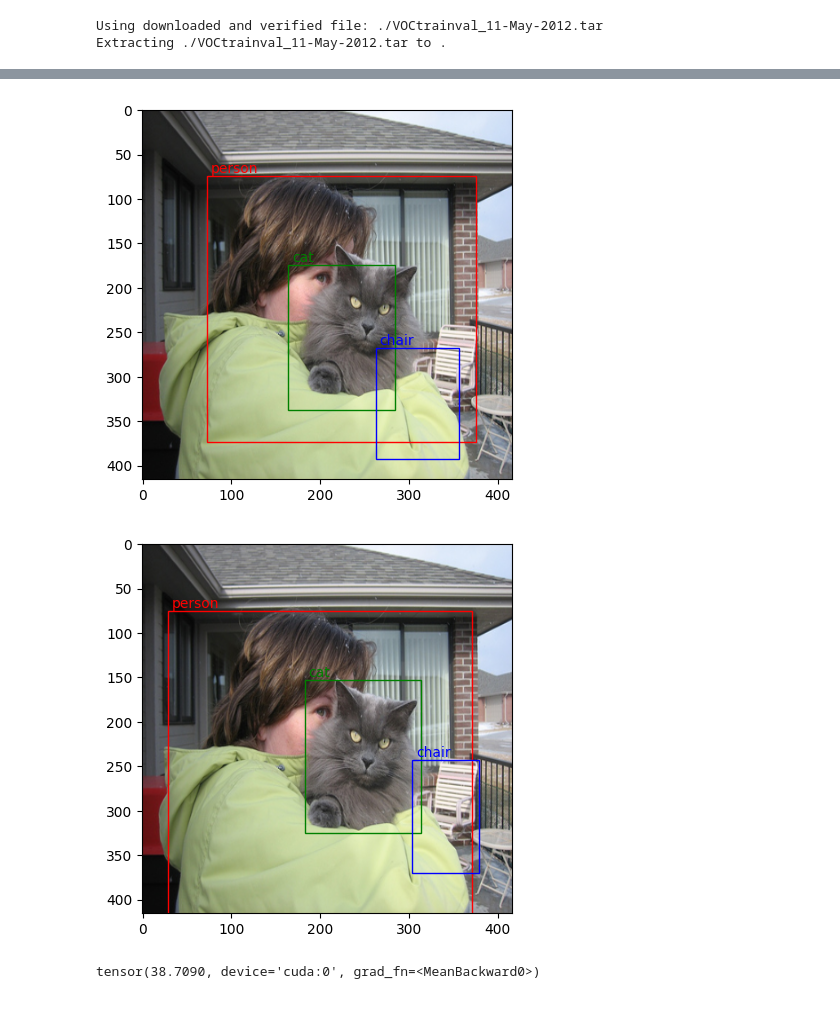
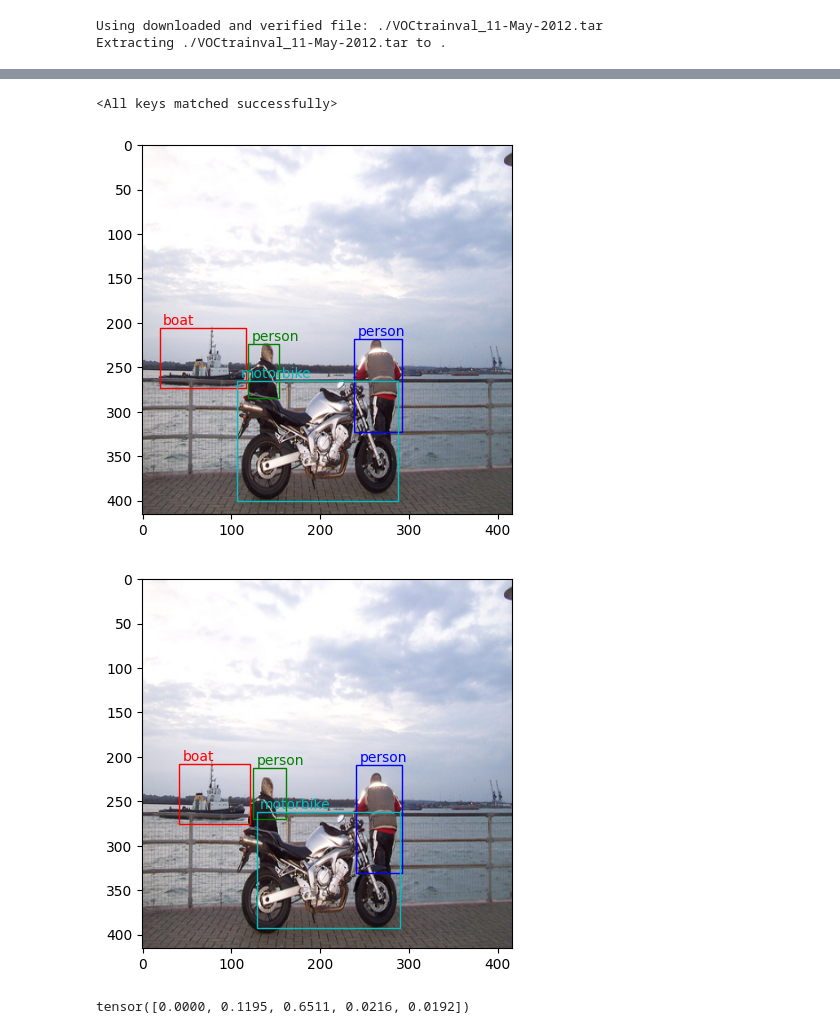
Before and after one commit to zeux/mlexp, a Jupyter notebook: segnet/objects.ipynb, the cells around one changed output, grey strips where cells are left out. Cells and saved outputs as stored; diff of their text form; code cells hidden in the pictures.

```diff
--- a/segnet/objects.ipynb
+++ b/segnet/objects.ipynb
@@ -47,9 +47,9 @@ def voc_display(x, y):
     w, h = x.shape[2], x.shape[1]
     palette = "rgbcmy"
     index = 0
-    for cx in range(y.shape[1]):
-        for cy in range(y.shape[2]):
-            obj = y[:, cx, cy]
+    for cy in range(y.shape[1]):
+        for cx in range(y.shape[2]):
+            obj = y[:, cy, cx]
             if obj[0] == 0:
                 continue
             name = next(n for n,i in classes.items() if i == int(obj[0]))
@@ -58,6 +58,8 @@ def voc_display(x, y):
             index += 1
             rect = patches.Rectangle((bx * w, (by+bh) * h), bw * w, -bh * h, linewidth=1, edgecolor=color, facecolor='none')
             ax.add_patch(rect)
+            # cell = patches.Rectangle((cx/13*w, (cy+1)/13*h), w/13, -h/13, linewidth=1, edgecolor=color, facecolor='none')
+            # ax.add_patch(cell)
             ax.text(bx * w + 4, by * h - 4, name, c=color)
     plt.show()
 # %%
@@ -150,13 +153,19 @@ Train [11.856M params]: 50 epochs took 2136.38 sec, train loss 0.174728, val los
-# %%
-idx = 419
-xex = dataset[idx][0]
-pex = net(torch.unsqueeze(x.to(device), dim=0))
-yex = torch.squeeze(net.predict(torch.unsqueeze(xex.to(device), dim=0)), dim=0).cpu().detach()
-lex = net.loss(pex, torch.unsqueeze(dataset[idx][1].to(device), dim=0))
-voc_display(xex, yex)
-voc_display(xex, dataset[idx][1])
-lex
-# %% [output]
-[figure, removed]
-[figure, removed]
-tensor(38.7090, device='cuda:0', grad_fn=<MeanBackward0>)
+# %%
+net = SSD(vgg).to(device)
+net.load_state_dict(torch.load("objects.pth", weights_only=True))
+# %% [output]
+<All keys matched successfully>
+# %%
+idx = 41
+xex = dataset[idx][0]
+pex = net(torch.unsqueeze(xex.to(device), dim=0))
+yex = torch.squeeze(net.predict(torch.unsqueeze(xex.to(device), dim=0)), dim=0).cpu().detach()
+lex = net.loss(pex, torch.unsqueeze(dataset[idx][1].to(device), dim=0))
+voc_display(xex, dataset[idx][1])
+voc_display(xex, yex)
+lex
+yex[:, 8, 1]
+# %% [output]
+[figure, added]
+[figure, added]
+tensor([0.0000, 0.1195, 0.6511, 0.0216, 0.0192])
```
Also changed, not shown: parts of 3 cells of this notebook.
